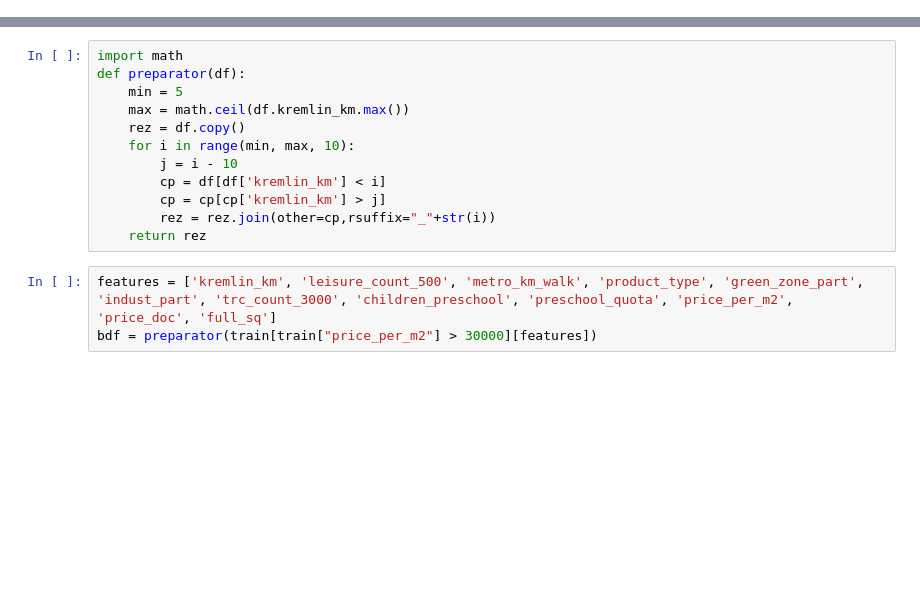
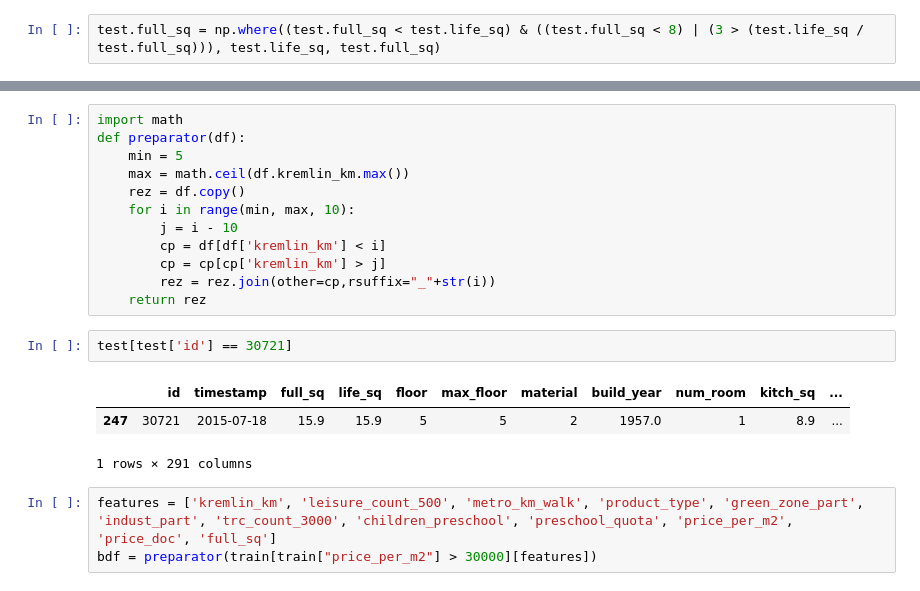
Before and after one commit to andru196/ml_hw1, a Jupyter notebook: notebooks/HW1.ipynb, the cells around one changed output, grey strips where cells are left out. Saved outputs shown, nothing was run; the diff lists cells and outputs as text; blank space fills up the shorter version.

```diff
--- a/notebooks/HW1.ipynb
+++ b/notebooks/HW1.ipynb
@@ -55,3 +80,5 @@ prepare_data(lambda df: df[df['full_sq'] > df['full_sq'].quantile(0.0009)])
+# %%
+test.full_sq = np.where((test.full_sq < test.life_sq) & ((test.full_sq < 8) | (3 > (test.life_sq / test.full_sq))), test.life_sq, test.full_sq)
 # %%
 train['price_per_m2'] = train['price_doc'] / train['full_sq']
 # %%
@@ -139,6 +172,12 @@ def preparator(df):
         cp = cp[cp['kremlin_km'] > j]
         rez = rez.join(other=cp,rsuffix="_"+str(i))
     return rez
+# %%
+test[test['id'] == 30721]
+# %% [output]
+|  | id | timestamp | full_sq | life_sq | floor | max_floor | material | build_year | num_room | kitch_sq | ... |
+| 247 | 30721 | 2015-07-18 | 15.9 | 15.9 | 5 | 5 | 2 | 1957.0 | 1 | 8.9 | ... |
+1 rows × 291 columns
 # %%
 features = ['kremlin_km', 'leisure_count_500', 'metro_km_walk', 'product_type', 'green_zone_part', 'indust_part', 'trc_count_3000', 'children_preschool', 'preschool_quota', 'price_per_m2', 'price_doc', 'full_sq']
 bdf = preparator(train[train["price_per_m2"] > 30000][features])
```
Also changed, not shown: parts of 21 cells of this notebook, 1 other file.
